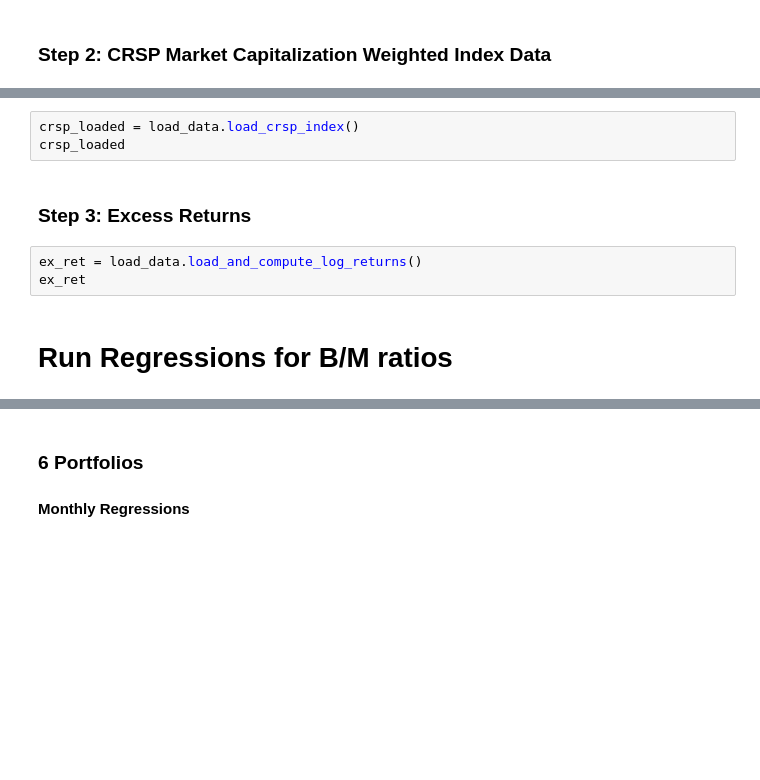
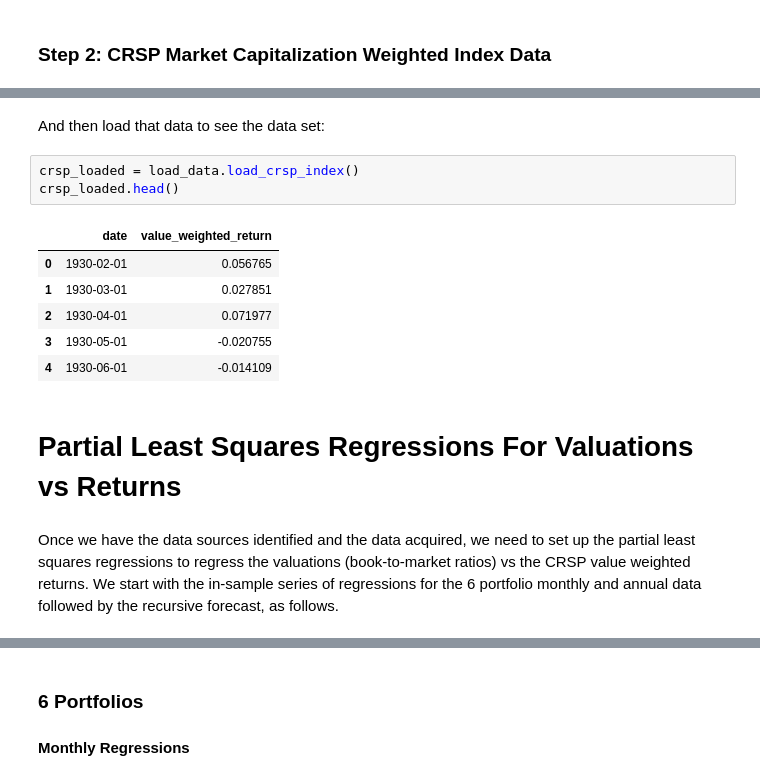
Before and after one commit to jaredszajkowski/finm32900_project_group6, a Jupyter notebook: src/01_Market_Expectations_In_The_Cross-Section_Of_Present_Values_Final.ipynb, the cells around one changed output, grey strips where cells are left out. Cells and saved outputs as stored; diff of their text form; blank space fills up the shorter version.

```diff
--- a/src/01_Market_Expectations_In_The_Cross-Section_Of_Present_Values_Final.ipynb
+++ b/src/01_Market_Expectations_In_The_Cross-Section_Of_Present_Values_Final.ipynb
@@ -61,10 +112,16 @@ crsp = pull_CRSP_index.pull_crsp_value_weighted_index()
+# %% [markdown]
+And then load that data to see the data set:
 # %%
 crsp_loaded = load_data.load_crsp_index()
-crsp_loaded
+crsp_loaded.head()
+# %% [output]
+|  | date | value_weighted_return |
+| 0 | 1930-02-01 | 0.056765 |
+| 1 | 1930-03-01 | 0.027851 |
+| 2 | 1930-04-01 | 0.071977 |
+| 3 | 1930-05-01 | -0.020755 |
+| 4 | 1930-06-01 | -0.014109 |
-# %% [markdown]
-### Step 3: Excess Returns
-# %%
-ex_ret = load_data.load_and_compute_log_returns()
-ex_ret
-# %% [markdown]
-# Run Regressions for B/M ratios
+# %% [markdown]
+# Partial Least Squares Regressions For Valuations vs Returns
+# %% [markdown]
+Once we have the data sources identified and the data acquired, we need to set up the partial least squares regressions to regress the valuations (book-to-market ratios) vs the CRSP value weighted returns. We start with the in-sample series of regressions for the 6 portfolio monthly and annual data followed by the recursive forecast, as follows.
```
Also changed, not shown: parts of 16 cells of this notebook, 2 other files.
